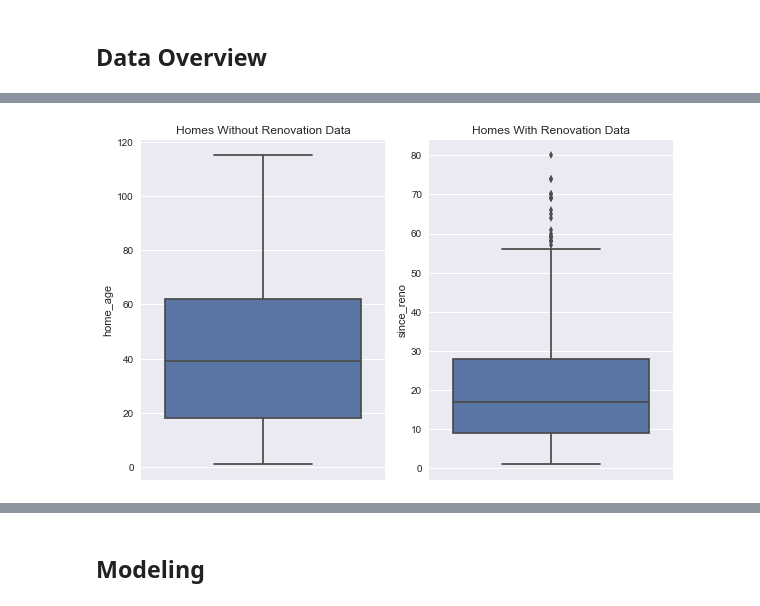
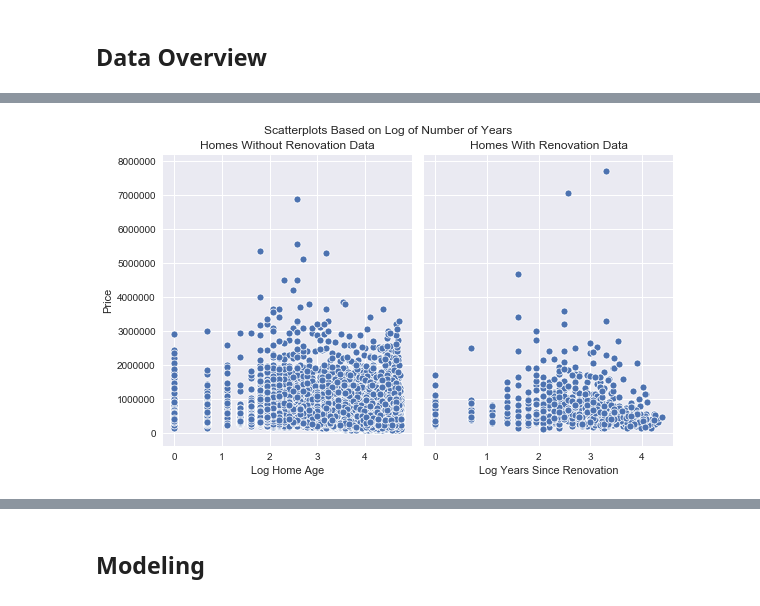
Before and after one commit to lindseyberlin/houston-ds-042219-mod1-project, a Jupyter notebook: Question2_YrRenovatedImpact.ipynb, the cells around one changed output, grey strips where cells are left out. Drawn from its saved outputs; the diff is of its cells as text; code cells hidden in the pictures.

```diff
--- a/Question2_YrRenovatedImpact.ipynb
+++ b/Question2_YrRenovatedImpact.ipynb
@@ -61 +88,5 @@ since_reno_col = with_reno_df["since_reno"]
+# %%
+# Creating new columns in the appropriate dataframes for the log data
+without_reno_df["home_age_log"] = age_log
+with_reno_df["since_reno_log"] = since_reno_log
 # %%
@@ -88,12 +128,19 @@ plt.show()
 # %%
-f2, axes = plt.subplots(1, 2, figsize=(8,5), constrained_layout=True)
+f3, axes = plt.subplots(1, 2, figsize=(8,5), sharey=True, constrained_layout=True)
 
-ax2_0 = sns.boxplot(age_col, orient='v', ax=axes[0])
-ax2_1 = sns.boxplot(since_reno_col, orient='v', ax=axes[1])
+ax3_0 = sns.scatterplot(x="home_age_log", y="price", data=without_reno_df, ax=axes[0])
+ax3_1 = sns.scatterplot(x="since_reno_log", y="price", data=with_reno_df, ax=axes[1])
 
-ax2_0.title.set_text("Homes Without Renovation Data")
-ax2_1.title.set_text("Homes With Renovation Data")
+ax3_0.title.set_text("Homes Without Renovation Data")
+ax3_1.title.set_text("Homes With Renovation Data")
+
+ax3_0.set_xlabel("Log Home Age")
+ax3_1.set_xlabel("Log Years Since Renovation")
+
+ax3_0.set_ylabel("Price")
+
+f3.suptitle("Scatterplots Based on Log of Number of Years")
 
 plt.show()
 # %% [output]
-[figure, old version]
+[figure, new version]
```
Also changed, not shown: parts of 15 cells of this notebook, 1 other file.
